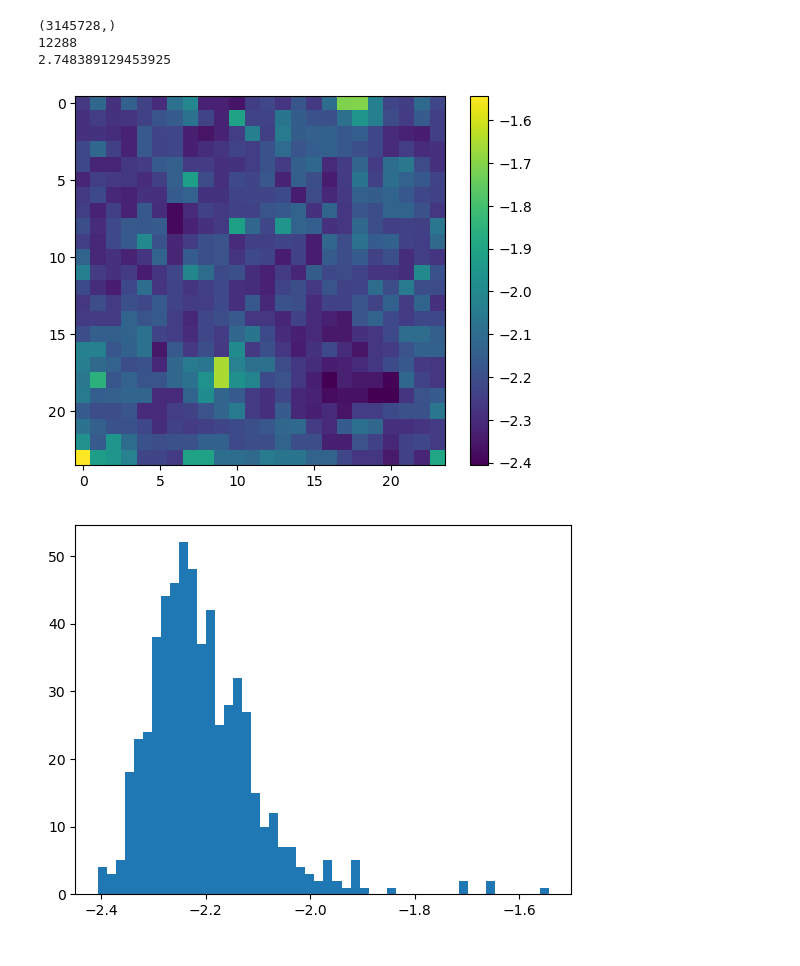
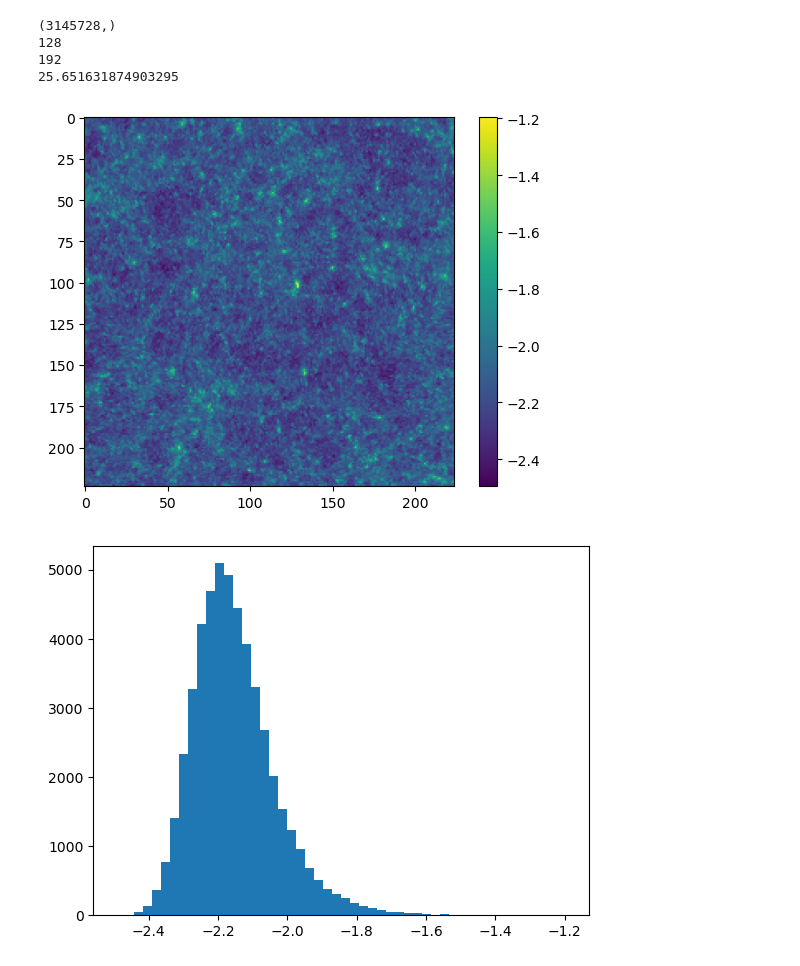
Before and after one commit to shubhagrawal30/ViT_weak_lensing, a Jupyter notebook: notebooks/dataset.ipynb, the cells around one changed output. Drawn from its saved outputs; the diff is of its cells as text; code cells hidden in the pictures.

```diff
--- a/notebooks/dataset.ipynb
+++ b/notebooks/dataset.ipynb
@@ -23,41 +23,43 @@ def IndexToDeclRa(index, nside,nest= False):
     theta,phi=hp.pixelfunc.pix2ang(nside ,index,nest=nest)
     return -np.degrees(theta-np.pi/2.),np.degrees(phi)
 
 nside = 512
-nside_small = 32
+nside_small = 4
 with h5py.File(os.path.join("/global/cfs/cdirs/des/cosmogrid/stage3_forecast/fiducial/cosmo_fiducial/", perm, fil_name)) as fil:
     map_test_ = np.array(fil['kg']["stage3_lensing1"])
     print(map_test_.shape)
 
 # use the center of the pixels at lower resolution as projection centers
 map_indexes = np.arange(hp.nside2npix(nside_small))
 dec_,ra_ = IndexToDeclRa(map_indexes, nside_small,nest= False)
 pairs_ = np.vstack([ra_,dec_])
 
 # initial guess for the size of the patch
-# delta = np.sqrt(hp.nside2pixarea(nside_small, degrees = True))*2
-# pixels = int(delta/(hp.nside2resol(nside, arcmin=True)/60))
+delta = np.sqrt(hp.nside2pixarea(nside_small, degrees = True))*2
+pixels = int(delta/(hp.nside2resol(nside, arcmin=True)/60))
 res = hp.nside2resol(nside, arcmin=True)
-# xsize=2**int(np.log2(pixels))
-xsize=24
+xsize=2**int(np.log2(pixels))
+print(xsize)
+xsize=224
 print(pairs_.shape[1])
 
-print(24 * res / 60)
+print(xsize * res / 60)
 
 for i in range(pairs_.shape[1]):
     if i<1:
         ra_,dec_ = pairs_[:,i]
         m_projected = hp.gnomview(map_test_, rot=(ra_,dec_), xsize=xsize ,no_plot=True,reso=res,return_projected_map=True)
         plt.imshow(np.log10(m_projected))
         plt.colorbar()
         plt.show()
         plt.hist(np.ravel(np.log10(m_projected)), bins=50)
         plt.show()
     break
 # %% [output]
 (3145728,)
-12288
-2.748389129453925
+128
+192
+25.651631874903295
-[figure, old version]
+[figure, new version]
-[figure, old version]
+[figure, new version]
 # %%
```
Also changed, not shown: parts of 4 cells of this notebook, 2 other files.
